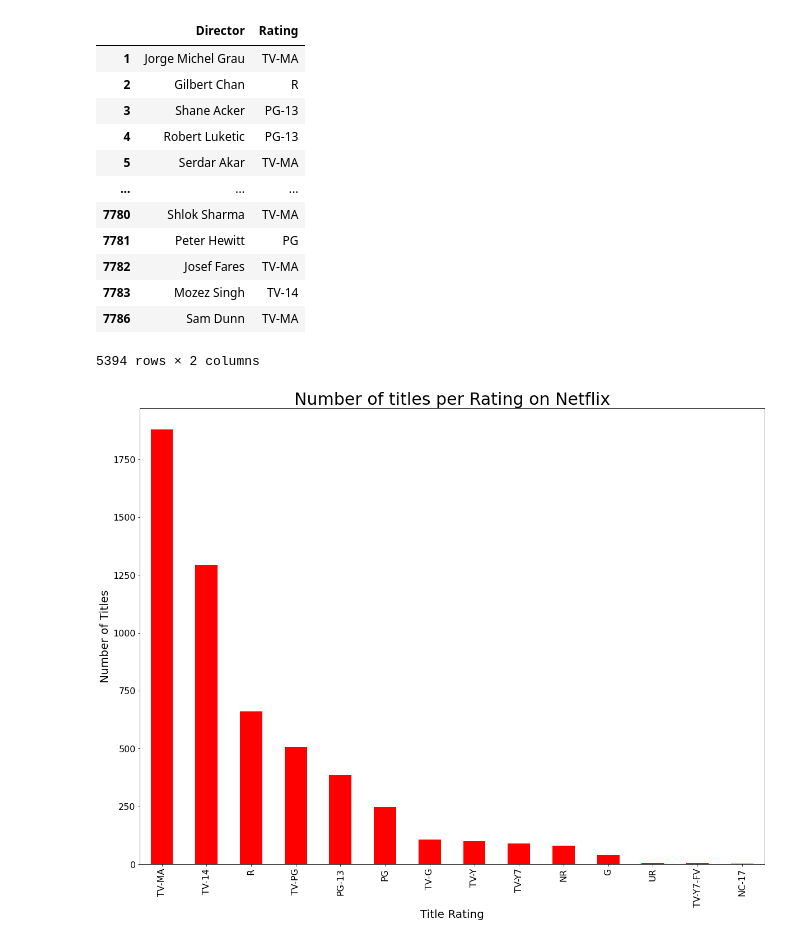
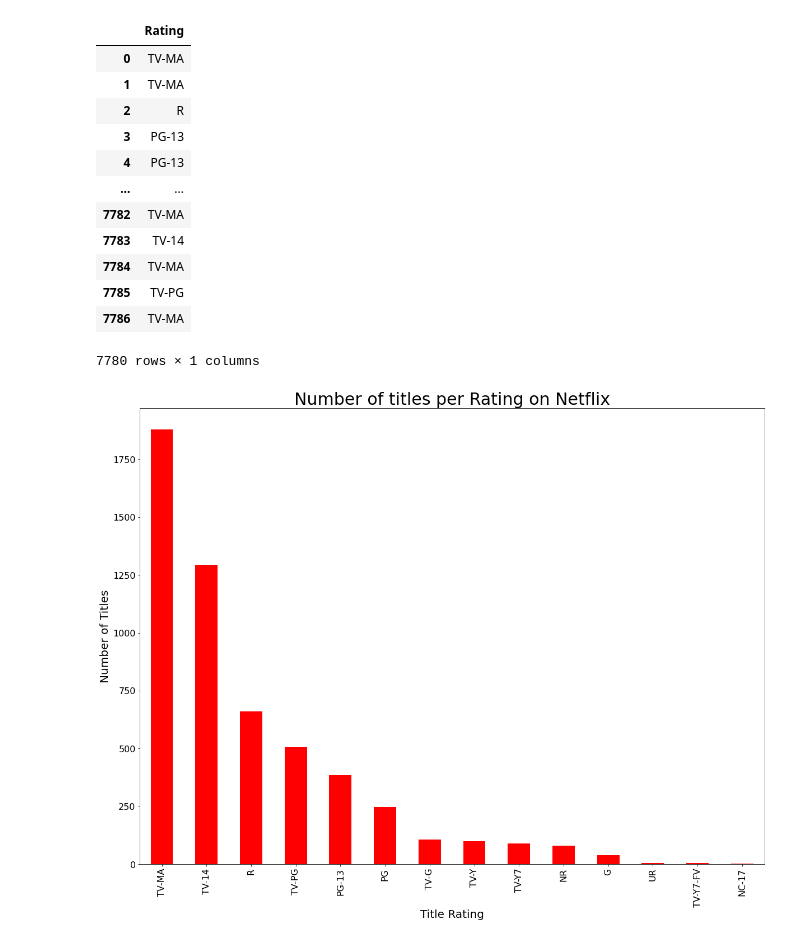
Before and after one commit to Joely0819/project1, a Jupyter notebook: Notebooks/Number of Titles per Rating .ipynb, the cells around one changed output. Saved outputs shown, nothing was run; the diff lists cells and outputs as text; code cells hidden in the pictures.

```diff
--- a/Notebooks/Number of Titles per Rating .ipynb
+++ b/Notebooks/Number of Titles per Rating .ipynb
@@ -9,7 +9,7 @@ from collections import Counter
 import json
 # %%
 # File to Load
-file_to_load = "netflix_titles_CLEANSEDcsv.csv"
+file_to_load = "../Data/netflix_titles_CLEANSEDcsv.csv"
 
 # Read Purchasing File and store into Pandas data frame
 Netflix_Titles = pd.read_csv(file_to_load)
@@ -28,21 +27,21 @@ director_column= Netflix_Titles.loc[:, "director"]
 # %%
-new_df= pd.DataFrame({"Director": director_column, "Rating": rating_column})
+new_df= pd.DataFrame({"Rating": rating_column})
 new_df= new_df.dropna()
 new_df
 # %% [output]
-|  | Director | Rating |
-| 1 | Jorge Michel Grau | TV-MA |
-| 2 | Gilbert Chan | R |
-| 3 | Shane Acker | PG-13 |
-| 4 | Robert Luketic | PG-13 |
-| 5 | Serdar Akar | TV-MA |
-| ... | ... | ... |
-| 7780 | Shlok Sharma | TV-MA |
-| 7781 | Peter Hewitt | PG |
-| 7782 | Josef Fares | TV-MA |
-| 7783 | Mozez Singh | TV-14 |
-| 7786 | Sam Dunn | TV-MA |
+|  | Rating |
+| 0 | TV-MA |
+| 1 | TV-MA |
+| 2 | R |
+| 3 | PG-13 |
+| 4 | PG-13 |
+| ... | ... |
+| 7782 | TV-MA |
+| 7783 | TV-14 |
+| 7784 | TV-MA |
+| 7785 | TV-PG |
+| 7786 | TV-MA |
-5394 rows × 2 columns
+7780 rows × 1 columns
 # %%
 Rating_counts= new_df['Rating'].value_counts()
 # %%
```
Also changed, not shown: parts of 1 cell of this notebook, 5 other files.
